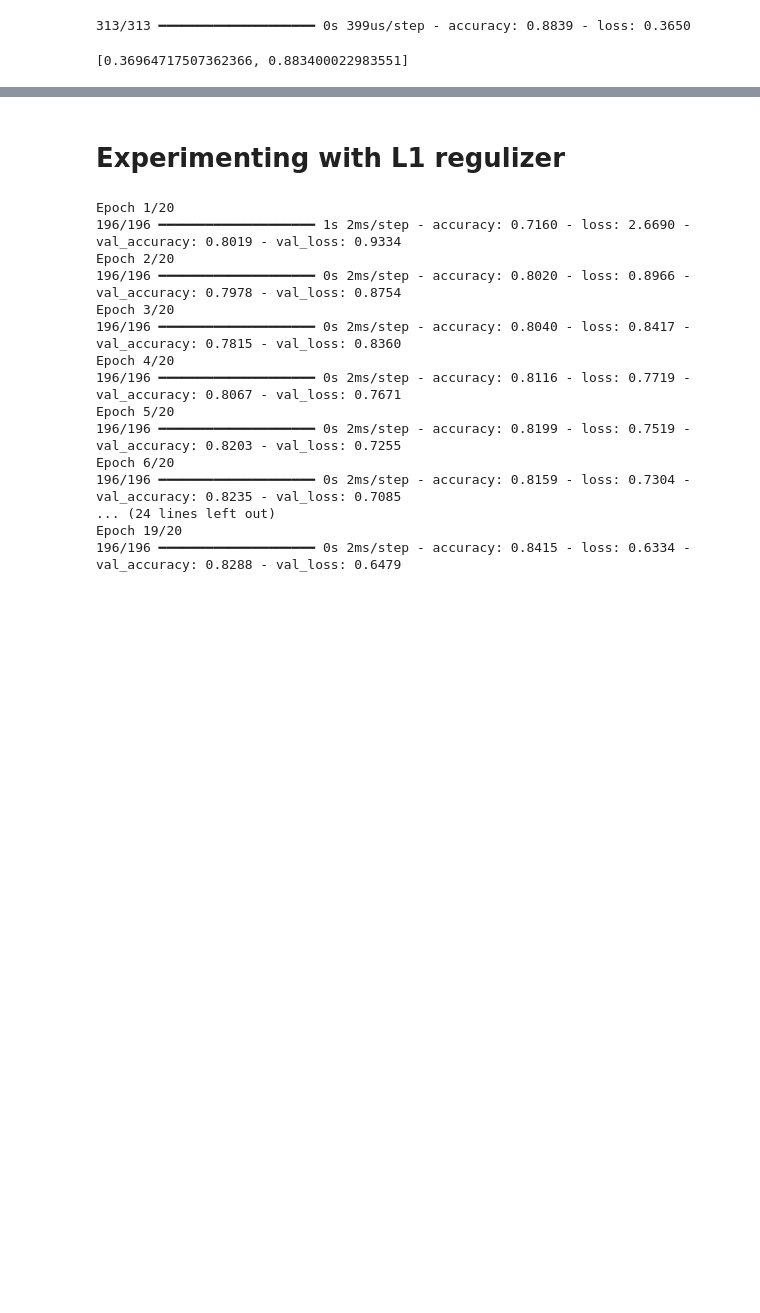
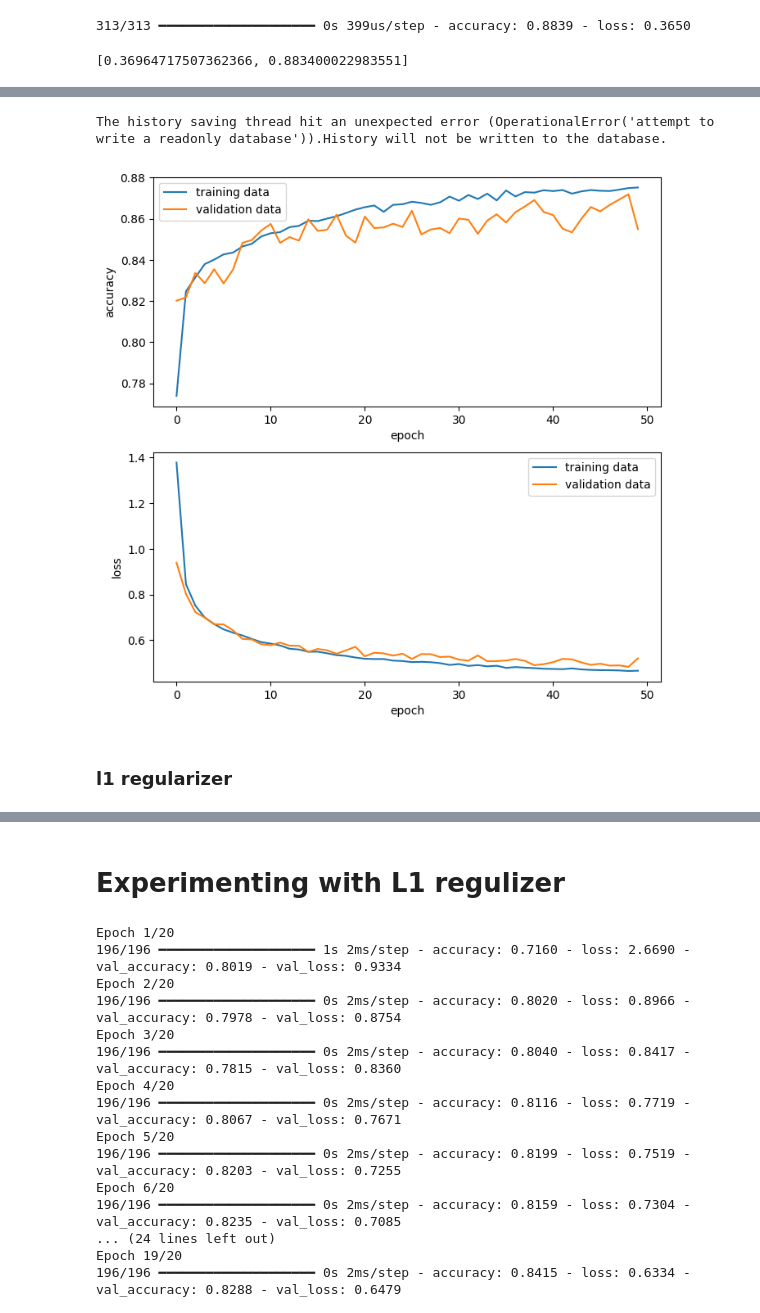
Before and after one commit to DeekshithaGona/ML, a Jupyter notebook: Homeworks/Homework4/Lecture_8_ANNs.ipynb, the cells around one changed output, grey strips where cells are left out. Drawn from its saved outputs; the diff is of its cells as text; code cells hidden in the pictures; blank space fills up the shorter version.

```diff
--- a/Homeworks/Homework4/Lecture_8_ANNs.ipynb
+++ b/Homeworks/Homework4/Lecture_8_ANNs.ipynb
@@ -456,0 +556,11 @@ ann_batch.evaluate(X_test,y_test)
+# %%
+model4 = Sequential()
+model4.add(Flatten(input_shape=(28,28)))
+model4.add(Dense(128, activation='relu', kernel_regularizer= regularizers.l2(0.005)))
+model4.add(Dense(64, activation='relu', kernel_regularizer= regularizers.l2(0.005)))
+model4.add(Dense(32, activation='relu', kernel_regularizer= regularizers.l2(0.005)))
+model4.add(Dense(10, activation='softmax'))
+# %%
+model4.compile(optimizer='adam', loss= 'sparse_categorical_crossentropy', metrics=['accuracy'])
+# %%
+history4 = model4.fit(x=X_train, y=y_train, batch_size=128, epochs=50, validation_data=(X_valid, y_valid))
@@ -456,0 +585,27 @@ ann_batch.evaluate(X_test,y_test)
+# %%
+acc = history4.history['accuracy']
+val_acc = history4.history['val_accuracy']
+
+loss = history4.history['loss']
+val_loss = history4.history['val_loss']
+
+plt.figure(figsize=(8, 8))
+
+plt.subplot(2, 1, 1)
+plt.plot(acc, label='training data')
+plt.plot(val_acc, label='validation data')
+plt.xlabel('epoch')
+plt.ylabel('accuracy')
+plt.legend()
+
+plt.subplot(2, 1, 2)
+plt.plot(loss, label='training data')
+plt.plot(val_loss, label='validation data')
+plt.xlabel('epoch')
+plt.ylabel('loss')
+plt.legend();
+# %% [output]
+The history saving thread hit an unexpected error (OperationalError('attempt to write a readonly database')).History will not be written to the database.
+[figure, added]
+# %% [markdown]
+### l1 regularizer
```
Also changed, not shown: parts of 27 cells of this notebook.
